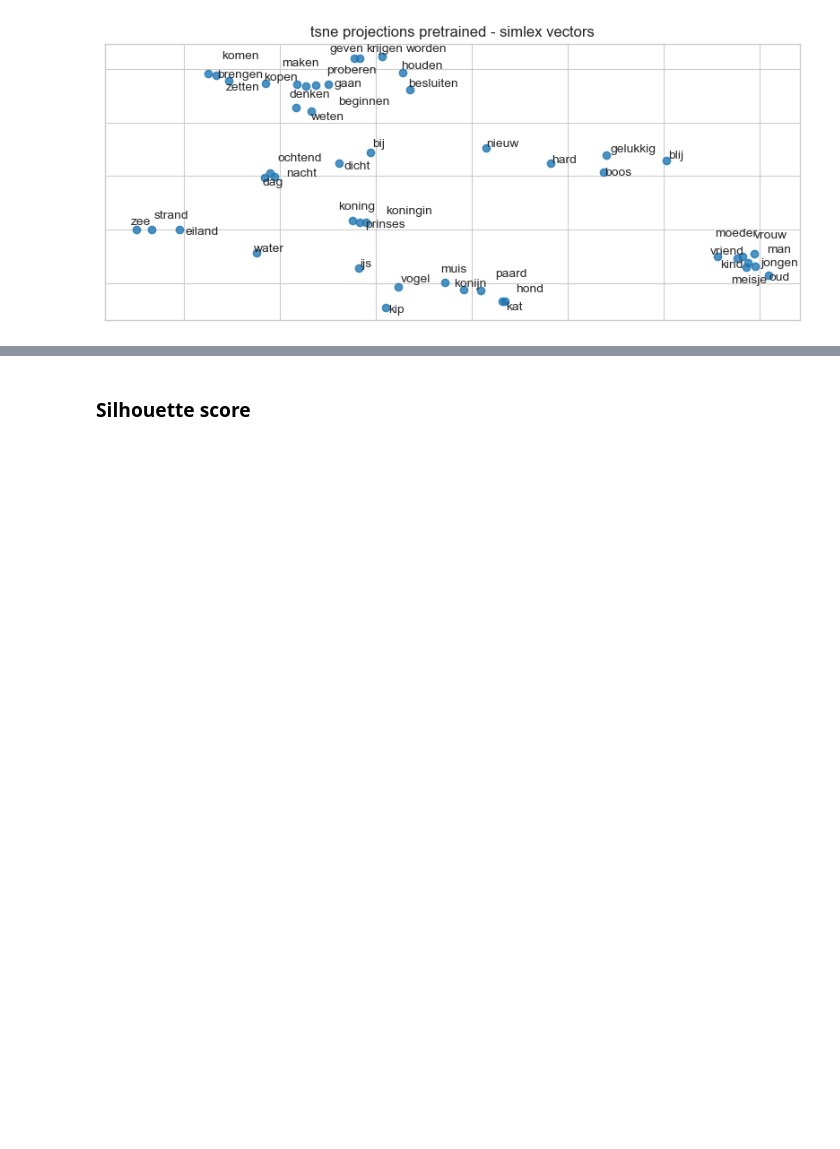
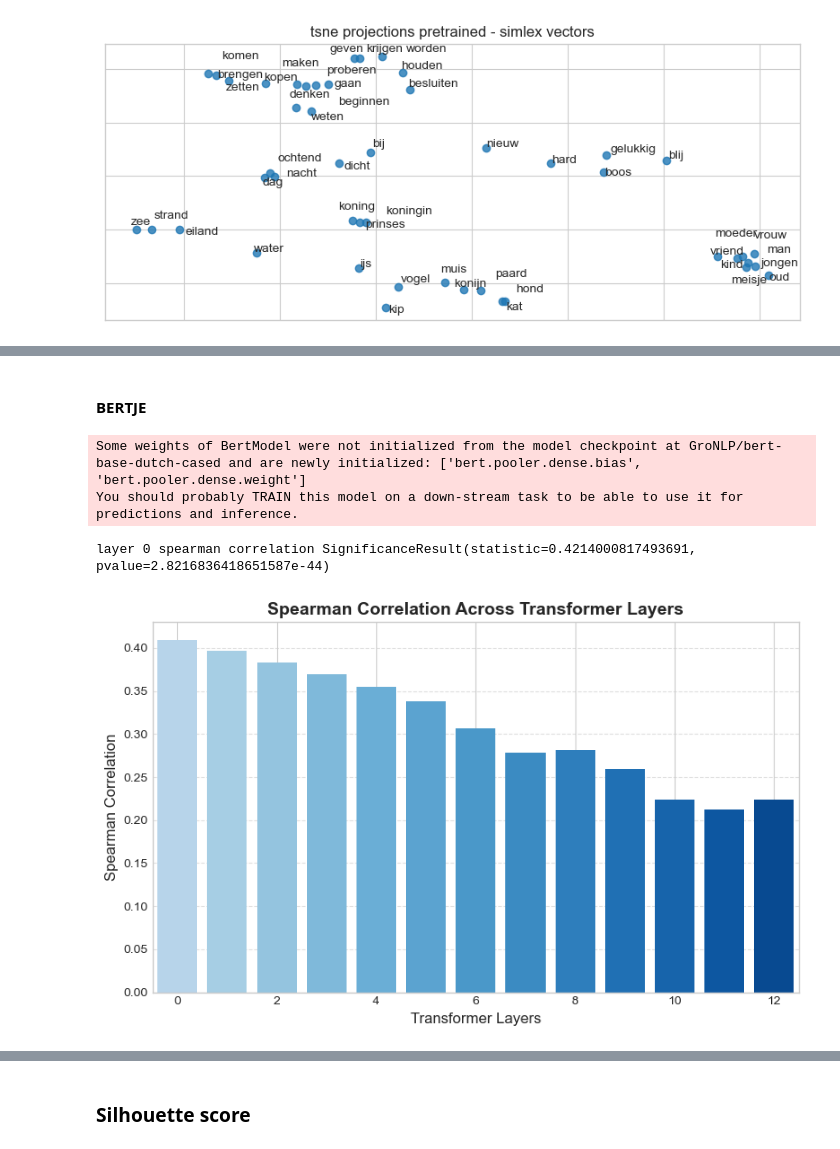
Before and after one commit to sabijn/storylm_p1_data, a Jupyter notebook: dataset_eval_overview-NL.ipynb, the cells around one changed output, grey strips where cells are left out. Cells and saved outputs as stored; diff of their text form; code cells hidden in the pictures; blank space fills up the shorter version.

Commit message:
clean-up

```diff
--- a/dataset_eval_overview-NL.ipynb
+++ b/dataset_eval_overview-NL.ipynb
@@ -3101,0 +3303,2 @@ Synthetic baseline and simlex: SignificanceResult(statistic=0.36506995494427313,
+# %%
+simlex999_tuples = list(simlex999[['lemma1', 'lemma2']].itertuples(index=False, name=None))
@@ -3101,0 +3310,2 @@ Synthetic baseline and simlex: SignificanceResult(statistic=0.36506995494427313,
+# %% [markdown]
+#### BERTJE
@@ -3101,0 +3362,37 @@ Synthetic baseline and simlex: SignificanceResult(statistic=0.36506995494427313,
+# %%
+tokenizer = AutoTokenizer.from_pretrained("GroNLP/bert-base-dutch-cased")
+model = AutoModel.from_pretrained("GroNLP/bert-base-dutch-cased")
+# %% [output]
+Some weights of BertModel were not initialized from the model checkpoint at GroNLP/bert-base-dutch-cased and are newly initialized: ['bert.pooler.dense.bias', 'bert.pooler.dense.weight']
+You should probably TRAIN this model on a down-stream task to be able to use it for predictions and inference.
+# %%
+cosine_bertje = compute_similarity_bertje(model, tokenizer, simlex999_tuples, [0, 3])
+# %%
+spearman_per_layer = {}
+for i in range(len(cosine_bertje)):
+    spearman_per_layer[i] = spearmanr(cosine_bertje[i], list(simlex999['SimLexScore']))
+    print(f'layer {i} spearman correlation', spearman_per_layer[i])
+# %% [output]
+layer 0 spearman correlation SignificanceResult(statistic=0.4214000817493691, pvalue=2.8216836418651587e-44)
+# %%
+# Create color gradient from light to dark blue
+layers = spearman_per_layer.keys()
+spearman_corr = [r.statistic for r in list(spearman_per_layer.values())]
+colors = plt.cm.Blues(np.linspace(0.3, 0.9, len(layers)))
+
+plt.figure(figsize=(8,5))
+bars = plt.bar(layers, spearman_corr, color=colors, edgecolor='none')
+
+plt.title("Spearman Correlation Across Transformer Layers", fontsize=14, fontweight='bold')
+plt.xlabel("Transformer Layers", fontsize=12)
+plt.ylabel("Spearman Correlation", fontsize=12)
+plt.xlim(-0.5, len(layers) - 0.5)
+
+# Add subtle gridlines
+plt.grid(axis='y', linestyle='--', alpha=0.6)
+
+# Optional: make the plot style cleaner
+plt.tight_layout()
+plt.show()
+# %% [output]
+[figure, added]
```
Also changed, not shown: parts of 54 cells of this notebook, 53 other files.
